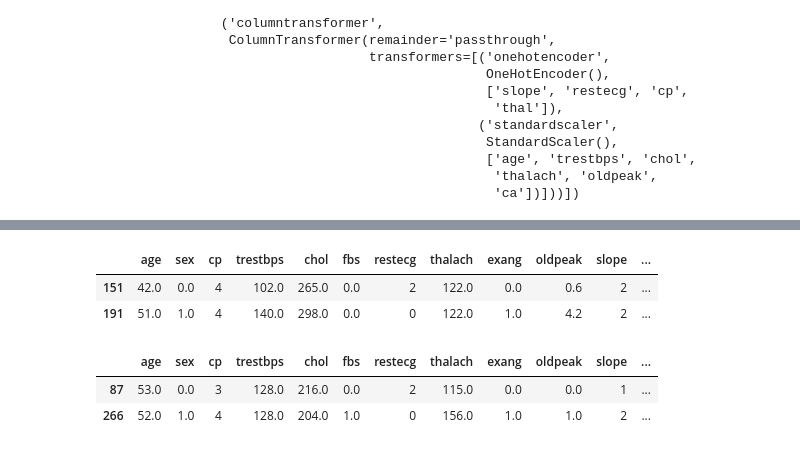
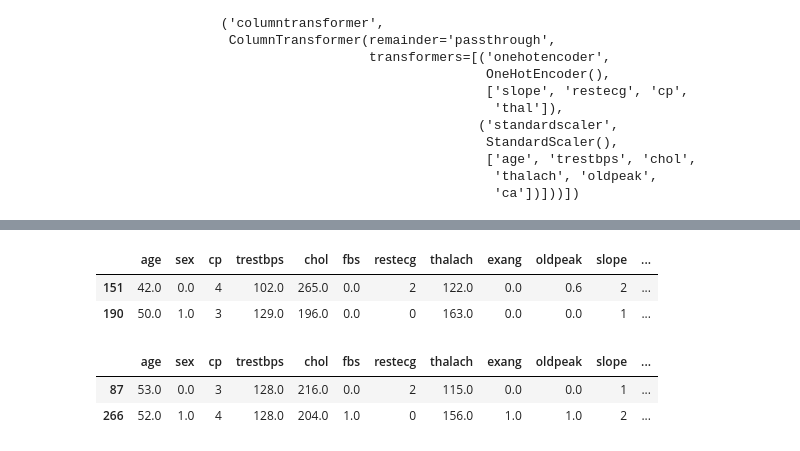
Before and after one commit to alyraafat/Machine-Learning-Applications, a Jupyter notebook: Disease Prediction from Medical Data/Heart_Disease_Prediction.ipynb, the cells around one changed output, grey strips where cells are left out. Cells and saved outputs as stored; diff of their text form; code cells hidden in the pictures.

```diff
--- a/Disease Prediction from Medical Data/Heart_Disease_Prediction.ipynb
+++ b/Disease Prediction from Medical Data/Heart_Disease_Prediction.ipynb
@@ -576,9 +589,9 @@ X_train.iloc[[151,191]]
 # %%
-X_train.loc[[151,191]]
+X_train.loc[[151,190]]
 # %% [output]
 |  | age | sex | cp | trestbps | chol | fbs | restecg | thalach | exang | oldpeak | slope | ... |
 | 151 | 42.0 | 0.0 | 4 | 102.0 | 265.0 | 0.0 | 2 | 122.0 | 0.0 | 0.6 | 2 | ... |
-| 191 | 51.0 | 1.0 | 4 | 140.0 | 298.0 | 0.0 | 0 | 122.0 | 1.0 | 4.2 | 2 | ... |
+| 190 | 50.0 | 1.0 | 3 | 129.0 | 196.0 | 0.0 | 0 | 163.0 | 0.0 | 0.0 | 1 | ... |
 # %%
 X_train.loc[[87,266]]
 # %% [output]
```
Also changed, not shown: parts of 60 cells of this notebook.
